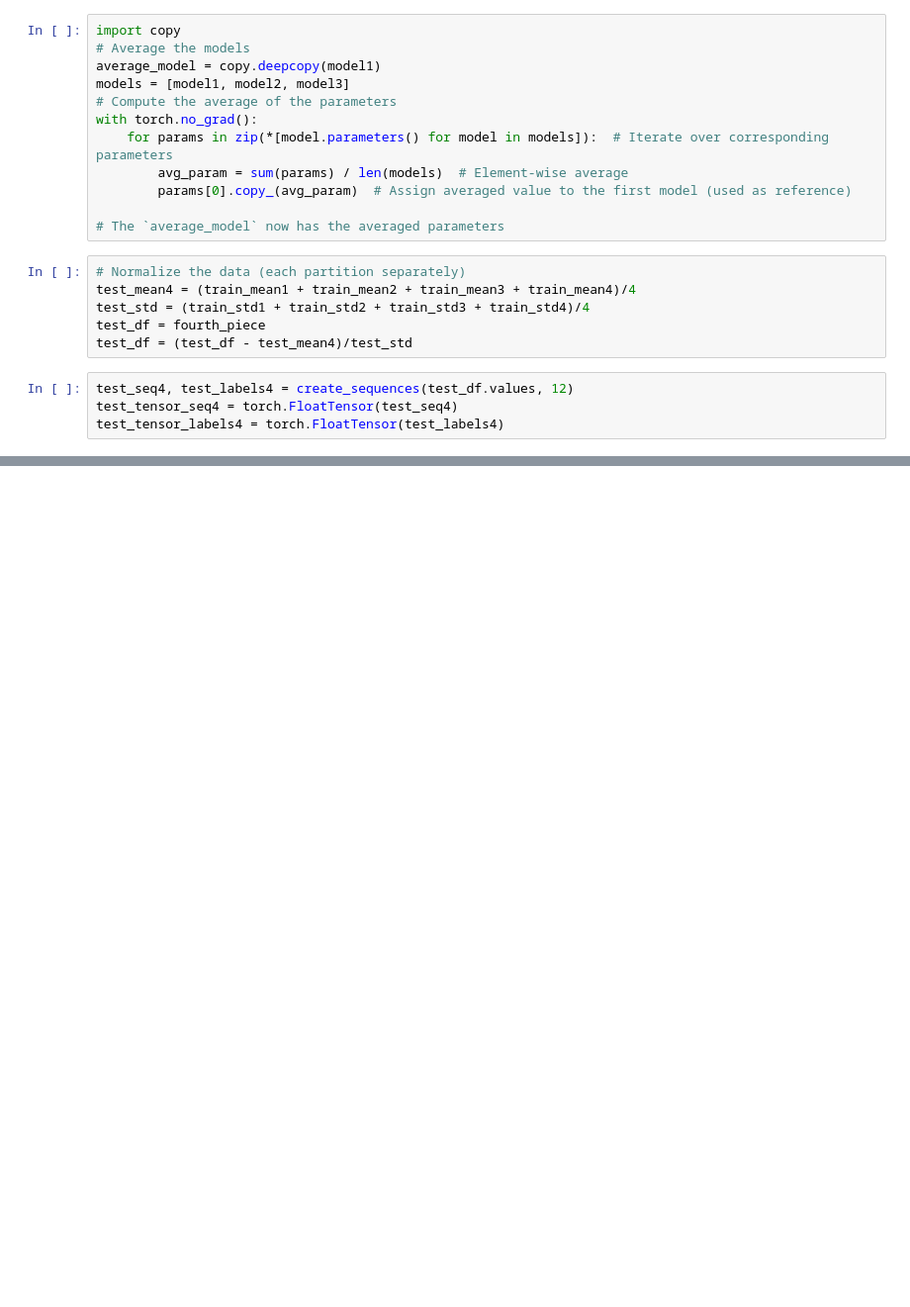
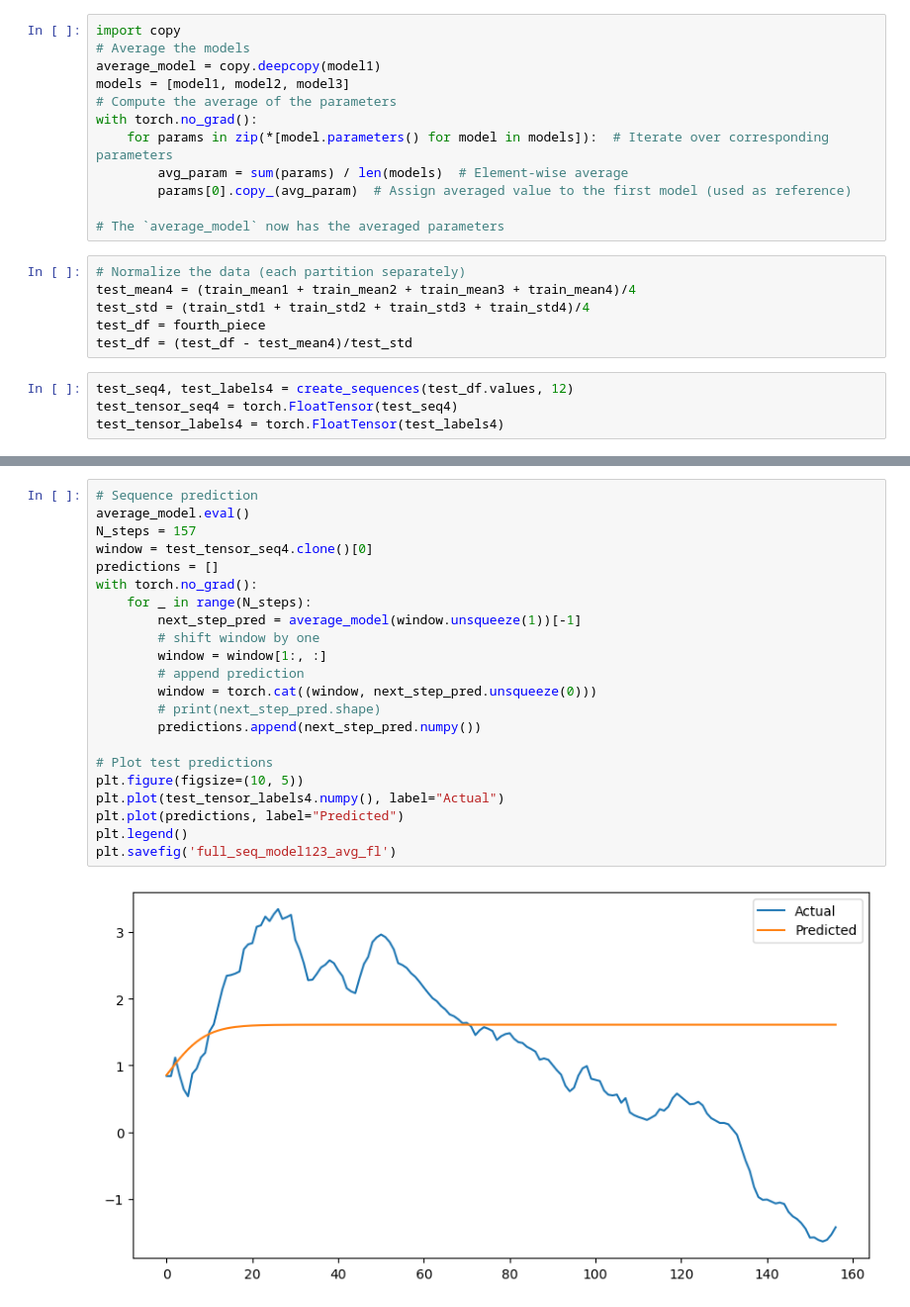
Before and after one commit to rzv09/smores_proj, a Jupyter notebook: src/model_avg.ipynb, the cells around one changed output, grey strips where cells are left out. Shown: that part at 99% size. Drawn from its saved outputs; the diff is of its cells as text; blank space fills up the shorter version.

Commit message:
added full sequence prediction

```diff
--- a/src/model_avg.ipynb
+++ b/src/model_avg.ipynb
@@ -378,0 +379,24 @@ MARE: 0.11138457804918289
+# %%
+# Sequence prediction
+average_model.eval()
+N_steps = 157
+window = test_tensor_seq4.clone()[0]
+predictions = []
+with torch.no_grad():
+    for _ in range(N_steps):
+        next_step_pred = average_model(window.unsqueeze(1))[-1]
+        # shift window by one
+        window = window[1:, :]
+        # append prediction
+        window = torch.cat((window, next_step_pred.unsqueeze(0)))
+        # print(next_step_pred.shape)
+        predictions.append(next_step_pred.numpy())
+
+# Plot test predictions
+plt.figure(figsize=(10, 5))
+plt.plot(test_tensor_labels4.numpy(), label="Actual")
+plt.plot(predictions, label="Predicted")
+plt.legend()
+plt.savefig('full_seq_model123_avg_fl')
+# %% [output]
+[figure, added]
```
Also changed, not shown: parts of 6 cells of this notebook, 3 other files.
